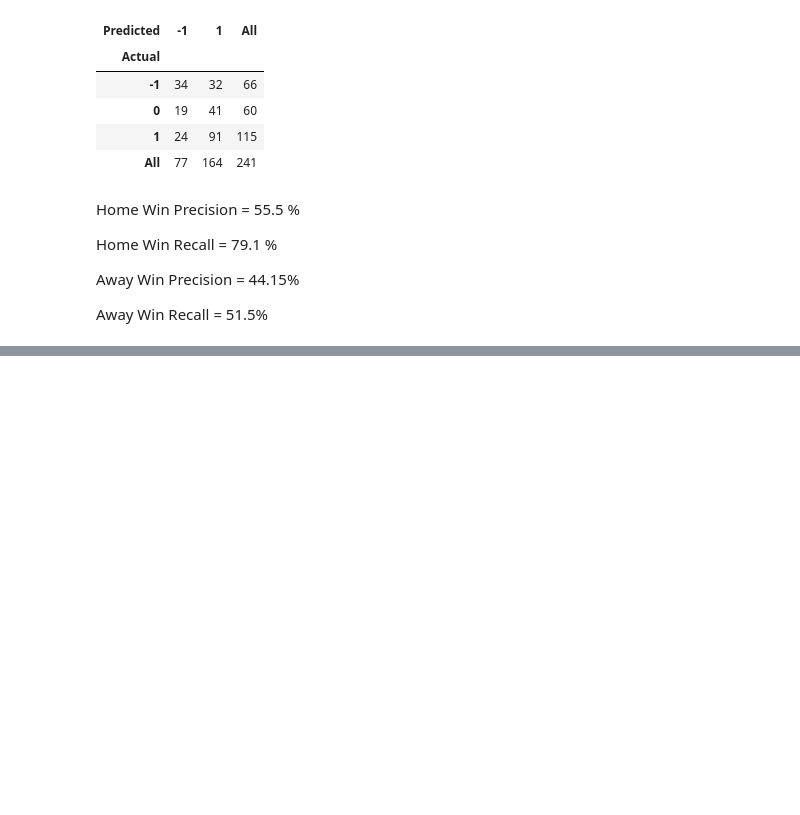
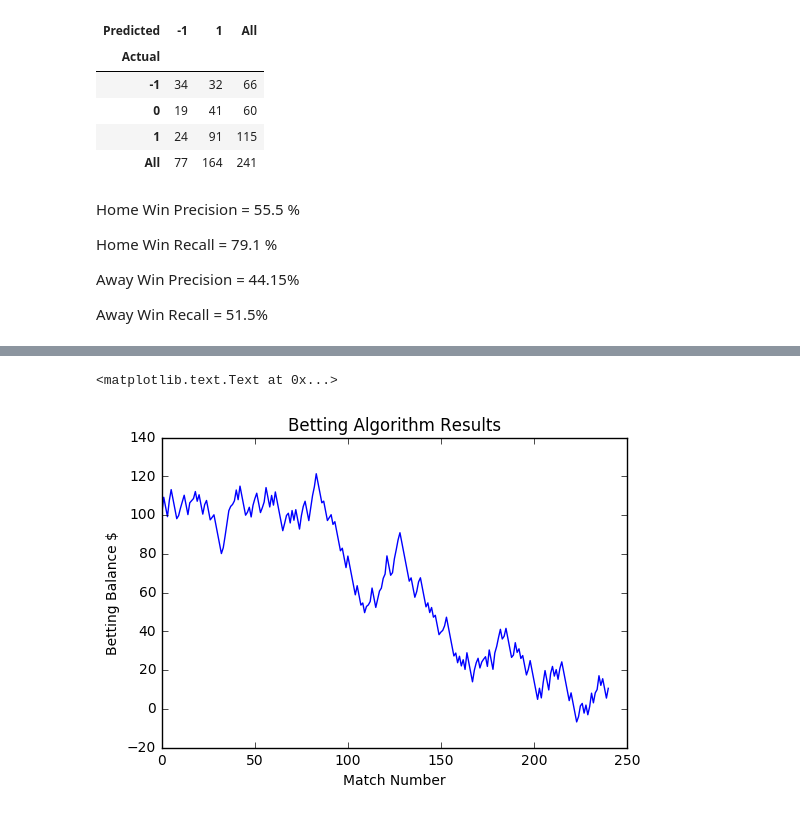
Before and after one commit to mtetkosk/European_Soccer_Prediction, a Jupyter notebook: notebooks/20170127_Model_Creation.ipynb, the cells around one changed output, grey strips where cells are left out. Drawn from its saved outputs; the diff is of its cells as text; code cells hidden in the pictures; blank space fills up the shorter version.

```diff
--- a/notebooks/20170127_Model_Creation.ipynb
+++ b/notebooks/20170127_Model_Creation.ipynb
@@ -365,0 +394,45 @@ You can see from he
+# %%
+## Betting Analysis Function
+
+def BettingAnalysis(df,purse,bet):
+    initial_purse = purse
+    purse_track = []
+    for match in range(len(df)):
+        pred = df['Model_Preds'][match]
+        result = df['Result'][match]
+        home_odds = df['Home_Odds'][match]
+        away_odds = df['Away_Odds'][match]
+
+        if pred == result:
+            if pred == 1:
+                win = round(bet*home_odds,2)-bet
+                purse += win
+            if pred == -1: #simulate no bet
+                win = round(bet*away_odds,2)-bet
+                purse += win
+            purse_track.append(purse)
+        else:
+            purse = purse - bet
+            purse_track.append(purse)
+
+    if purse > initial_purse:
+        profit = purse-initial_purse
+        #return 'You profited ' +str(round(profit,2)) +'!'
+        return purse_track
+    if purse == initial_purse:
+        #return 'You broke even!'
+        return purse_track
+    if purse < initial_purse:
+        loss = purse-initial_purse
+        #return 'You lost ' + str(abs(round(loss,2))) + 'now you\'re broke!'
+        return purse_track
+# %%
+purse_track = BettingAnalysis(Betting_df,100,5)
+# %%
+plt.plot(purse_track)
+plt.xlabel('Match Number')
+plt.ylabel('Betting Balance $')
+plt.title('Betting Algorithm Results')
+# %% [output]
+<matplotlib.text.Text at 0x...>
+[figure, added]
```
Also changed, not shown: parts of 6 cells of this notebook, 3 other files.
